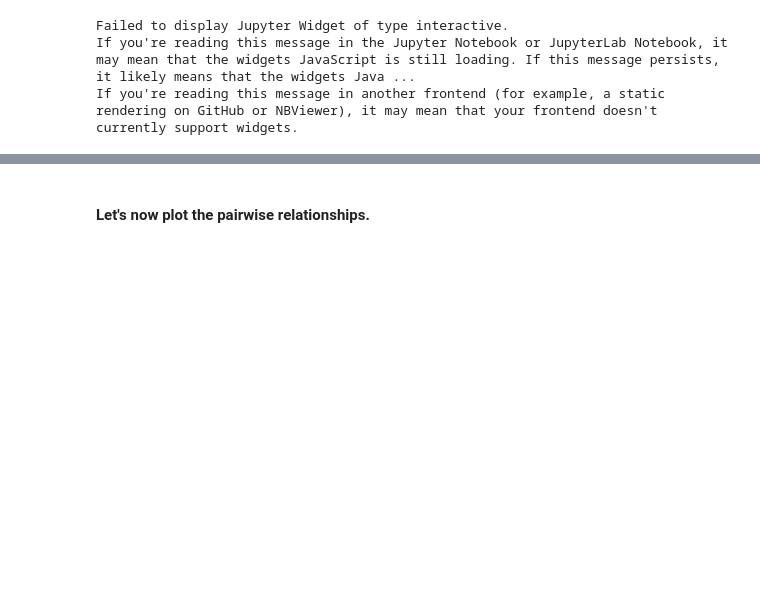
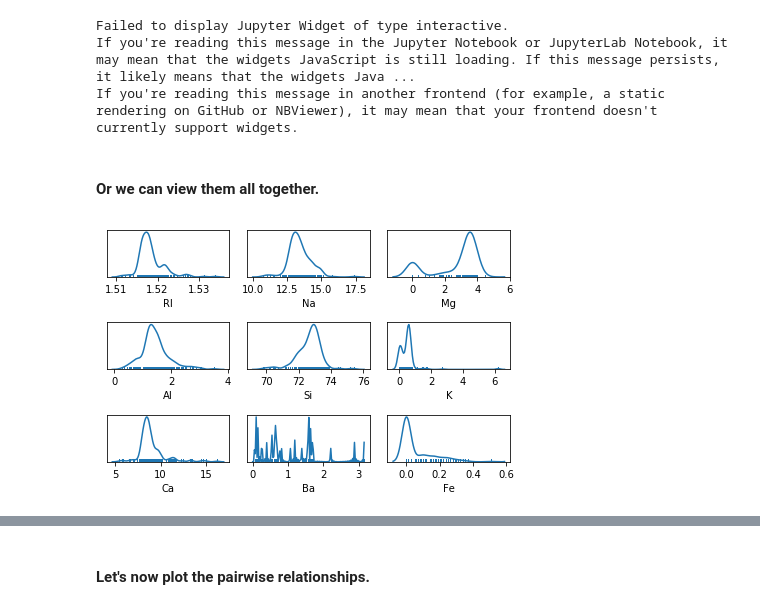
Before and after one commit to swchen888/APM, a Jupyter notebook: Chapter 3/Exercise+3-1.ipynb, the cells around one changed output, grey strips where cells are left out. Drawn from its saved outputs; the diff is of its cells as text; code cells hidden in the pictures; blank space fills up the shorter version.

Commit message:
added subplots of individual distributions

```diff
--- a/Chapter 3/Exercise+3-1.ipynb
+++ b/Chapter 3/Exercise+3-1.ipynb
@@ -58,3 +67,19 @@ interact(glass_distplot, predictor=glass_names[1:-1]); # drop "ID" and "Type"
 Failed to display Jupyter Widget of type interactive.
 If you're reading this message in the Jupyter Notebook or JupyterLab Notebook, it may mean that the widgets JavaScript is still loading. If this message persists, it likely means that the widgets Java ...
 If you're reading this message in another frontend (for example, a static rendering on GitHub or NBViewer), it may mean that your frontend doesn't currently support widgets.
+# %% [markdown]
+#### Or we can view them all together.
+# %%
+f, axes = plt.subplots(3, 3)
+
+n = 0
+for predictor in glass_names[1:-1]:
+    x, y = divmod (n, 3)
+    n += 1
+    sns.distplot(glass_df[predictor], hist=False, rug=True, ax=axes[x, y])
+
+
+plt.setp(axes, yticks=[])
+plt.tight_layout()
+# %% [output]
+[figure, added]
```
Also changed, not shown: parts of 4 cells of this notebook.
